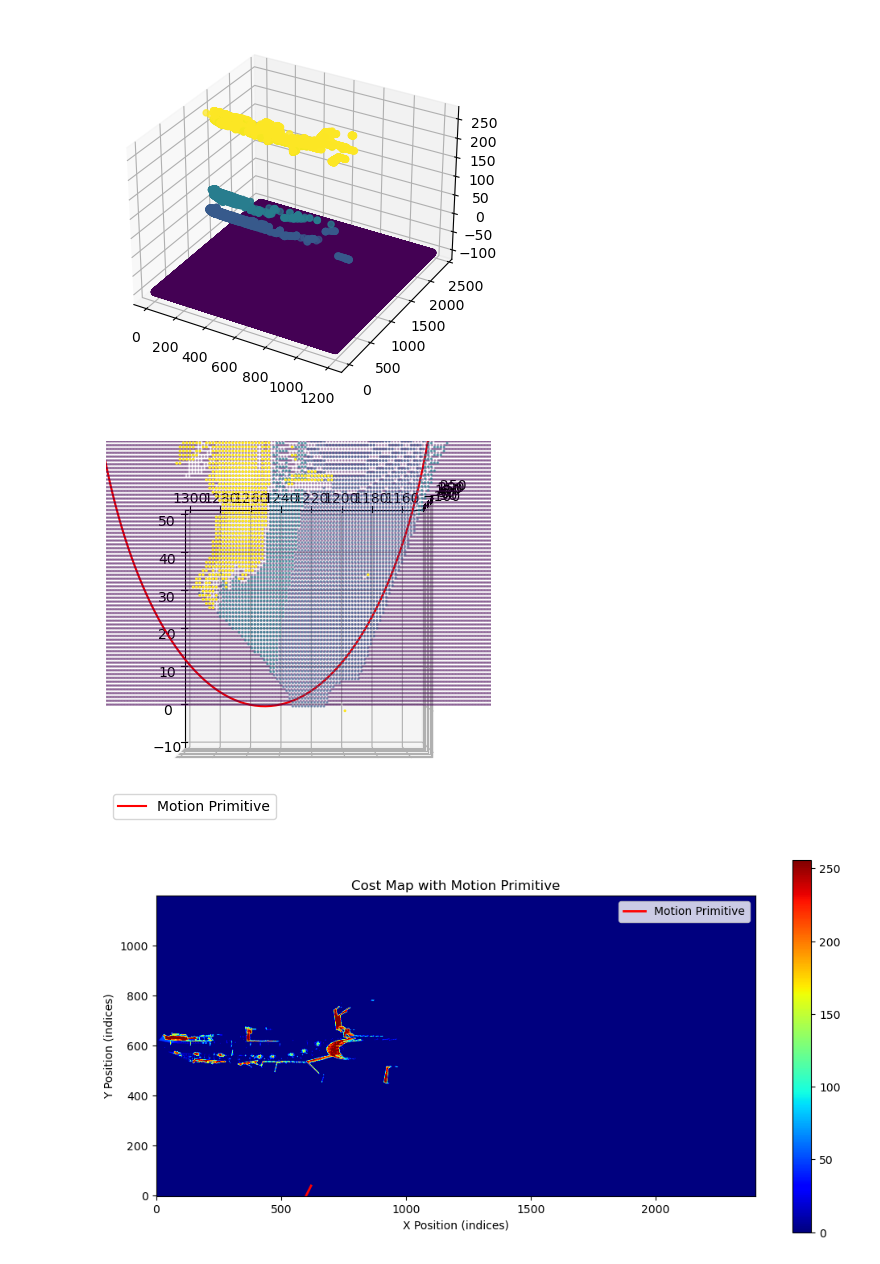
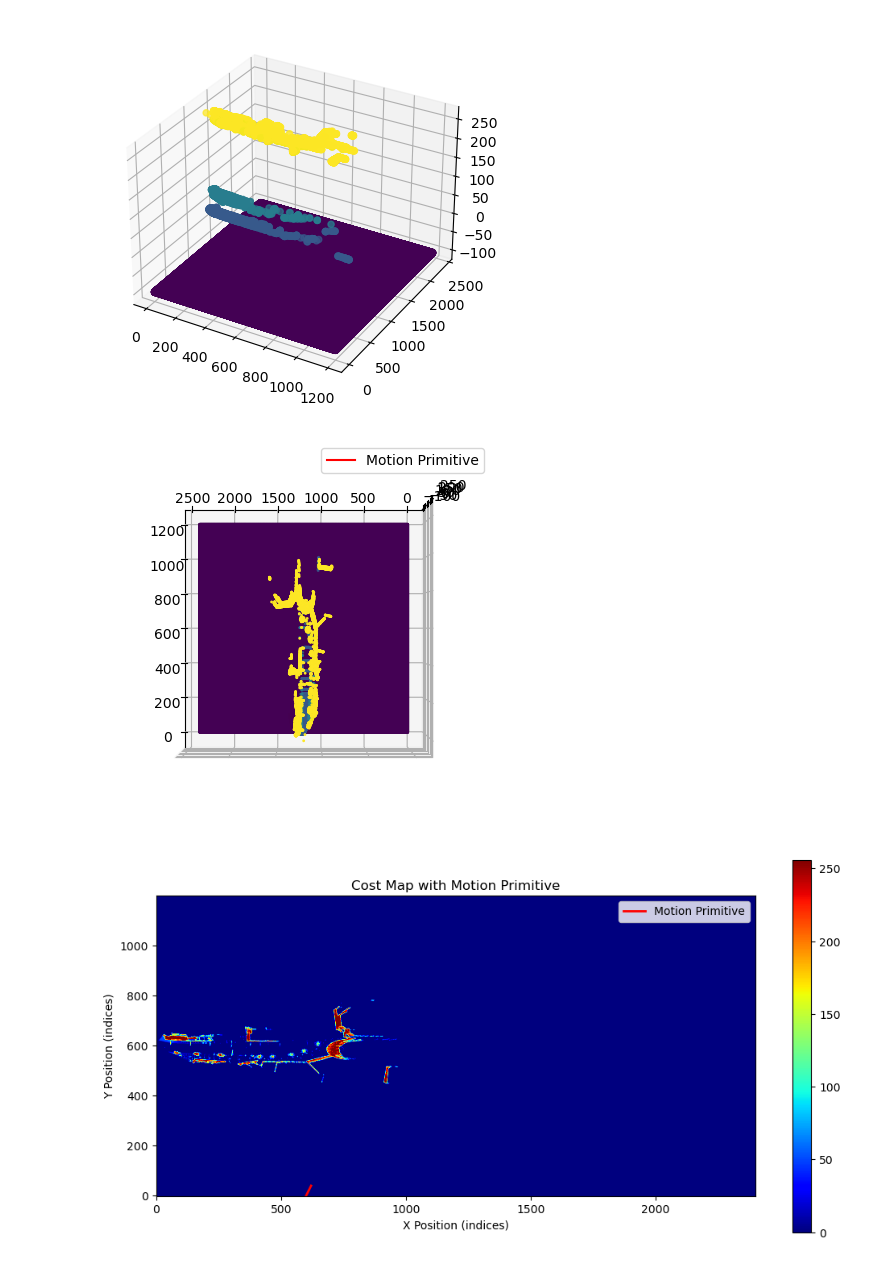
Before and after one commit to Marijn-dev/AI-for-priority-vehicles, a Jupyter notebook: PicToMap.ipynb, the cells around one changed output. Cells and saved outputs as stored; diff of their text form; code cells hidden in the pictures.

```diff
--- a/PicToMap.ipynb
+++ b/PicToMap.ipynb
@@ -180,36 +180,36 @@ def draw_motion_primitive(ax, start_x, start_y, distance, curvature_deg_per_mete
 
     if curvature_deg_per_meter != 0:
         x = start_x + radius * (1 - np.cos(theta))
         y = start_y + radius * np.sin(theta)
     else:
         x = start_x + np.linspace(0, distance, num=300)
         y = start_y * np.ones_like(x)
 
     ax.plot(x/cell_size, y/cell_size, 'r-', label='Motion Primitive')  # divide by cell size to scale to grid
     ax.legend()
 
 fig, ax = plt.subplots(subplot_kw={'projection': '3d'}, figsize=(5,5))
 x_cost, y_cost = np.meshgrid(np.arange(cost_map.shape[0]), np.arange(cost_map.shape[1]))
 ax.scatter(x_cost, y_cost, cost_map.flatten(), c=cost_map.flatten(), s=1)
 
 # Draw motion primitive
 start_x = 0  # Starting x position (in grid cells)
 start_y = 125  # Starting y position (in grid cells)
 distance = 5 / cell_size  # Distance for the primitive (in grid cells)
 curvature_deg_per_meter = 5  # Curvature in degrees per meter
 
 draw_motion_primitive(ax, start_x, start_y, distance, curvature_deg_per_meter, cell_size)
 
 # Set the view to a top-down perspective from the left side
 ax.view_init(elev=90, azim=180)
 
 # Set limits for the axes
-ax.set_xlim([-10, 50])
-ax.set_ylim([1150, 1300])
+# ax.set_xlim([0, 50])
+# ax.set_ylim([0, 1300])
 
 plt.show()
 # %% [output]
-[figure, old version]
+[figure, new version]
 # %%
 import matplotlib.pyplot as plt
 import numpy as np
```
Also changed, not shown: 1 other file.
